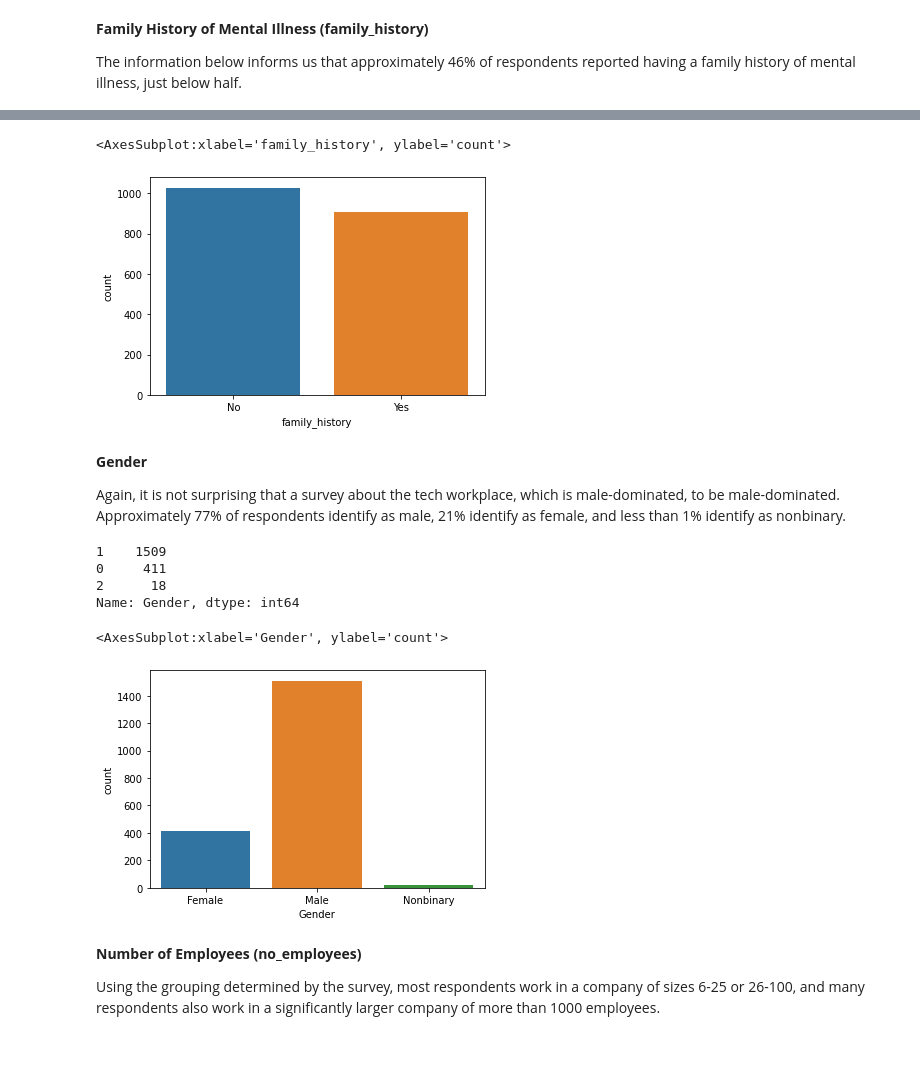
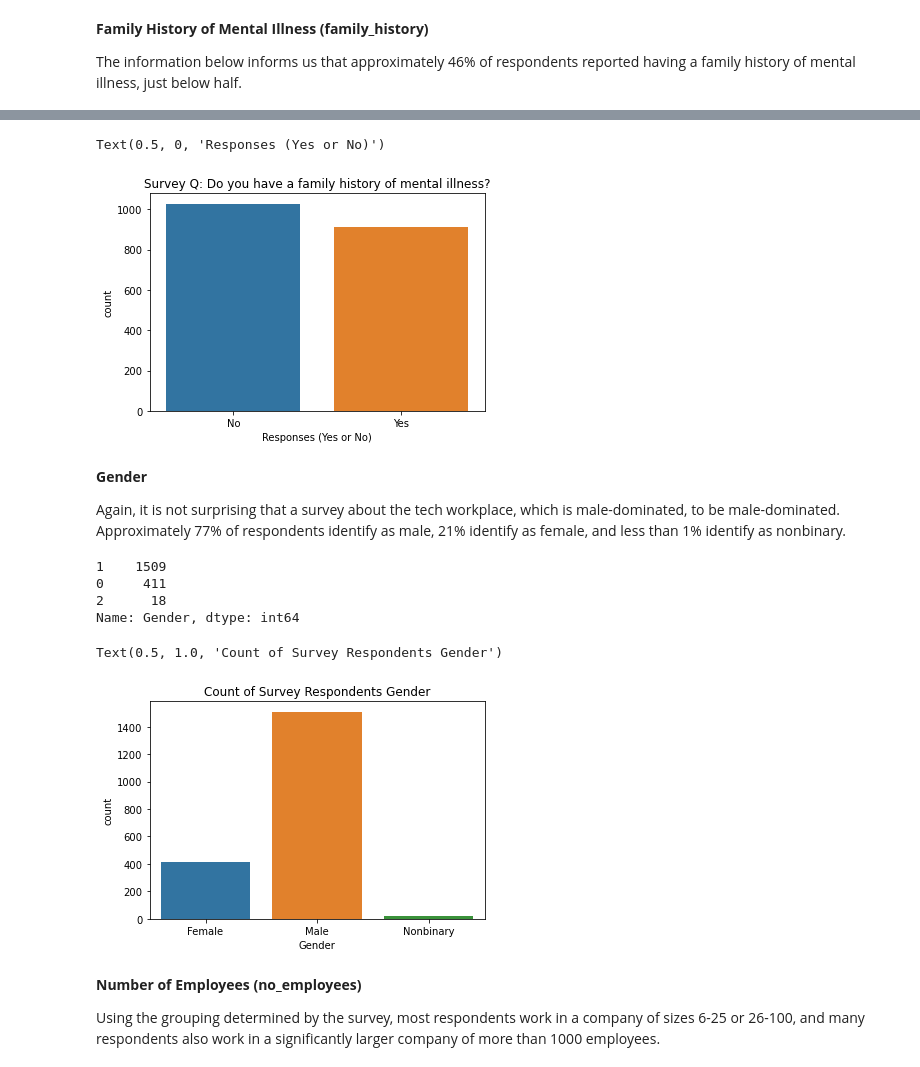
Before and after one commit to gabbley/gabbley.github.io, a Jupyter notebook: finalproject.ipynb, the cells around one changed output, grey strips where cells are left out. Drawn from its saved outputs; the diff is of its cells as text; code cells hidden in the pictures.

```diff
--- a/finalproject.ipynb
+++ b/finalproject.ipynb
@@ -424,30 +425,33 @@ Name: family_history, dtype: int64
 s = survey['family_history'].astype('category')
 s = s.cat.rename_categories(["No", "Yes"])
 sns.countplot(x=s)
+plt.title("Survey Q: Do you have a family history of mental illness?")
+plt.xlabel("Responses (Yes or No)")
 # %% [output]
-<AxesSubplot:xlabel='family_history', ylabel='count'>
+Text(0.5, 0, 'Responses (Yes or No)')
-[figure, old version]
+[figure, new version]
 # %% [markdown]
 <p><b>Gender</b></p>
 Again, it is not surprising that a survey about the tech workplace, which is male-dominated, to be male-dominated. Approximately 77% of respondents identify as male, 21% identify as female, and less than 1% identify as nonbinary.
-# %%
-# displays counts of Gender responses,
-# where 0 is 'Female', 1 is 'Male', 2 is 'Nonbinary'
-survey['Gender'].value_counts()
-# %% [output]
-1    1509
-0     411
-2      18
-Name: Gender, dtype: int64
+# %%
+# displays counts of Gender responses,
+# where 0 is 'Female', 1 is 'Male', 2 is 'Nonbinary'
+survey['Gender'].value_counts()
+# %% [output]
+1    1509
+0     411
+2      18
+Name: Gender, dtype: int64
 # %%
 # Shows count of individuals by gender
 s.dropna(inplace=True)
 s = survey['Gender'].astype('category')
 s = s.cat.rename_categories(['Female', 'Male', 'Nonbinary'])
 sns.countplot(x=s)
+plt.title("Count of Survey Respondents Gender")
 # %% [output]
-<AxesSubplot:xlabel='Gender', ylabel='count'>
+Text(0.5, 1.0, 'Count of Survey Respondents Gender')
-[figure, old version]
+[figure, new version]
 # %% [markdown]
 <p><b>Number of Employees (no_employees)</b></p>
 Using the grouping determined by the survey, most respondents work in a company of sizes 6-25 or 26-100, and many respondents also work in a significantly larger company of more than 1000 employees.
```
Also changed, not shown: parts of 61 cells of this notebook, 2 other files.
